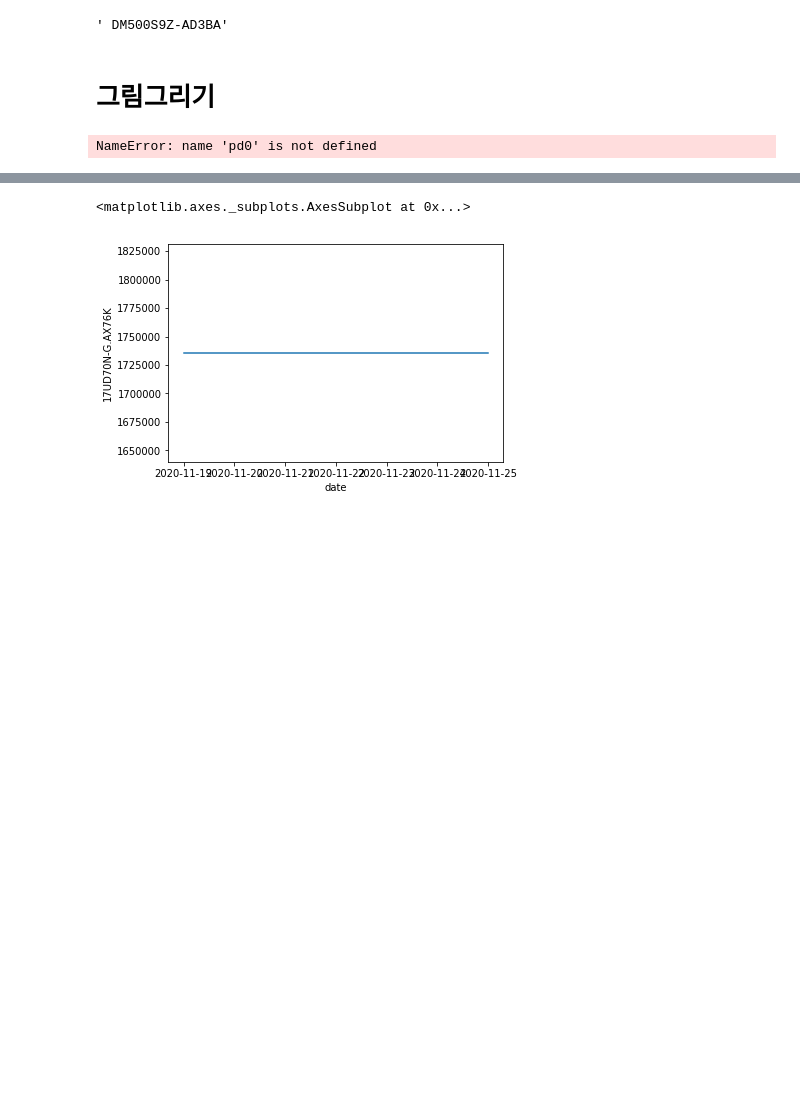
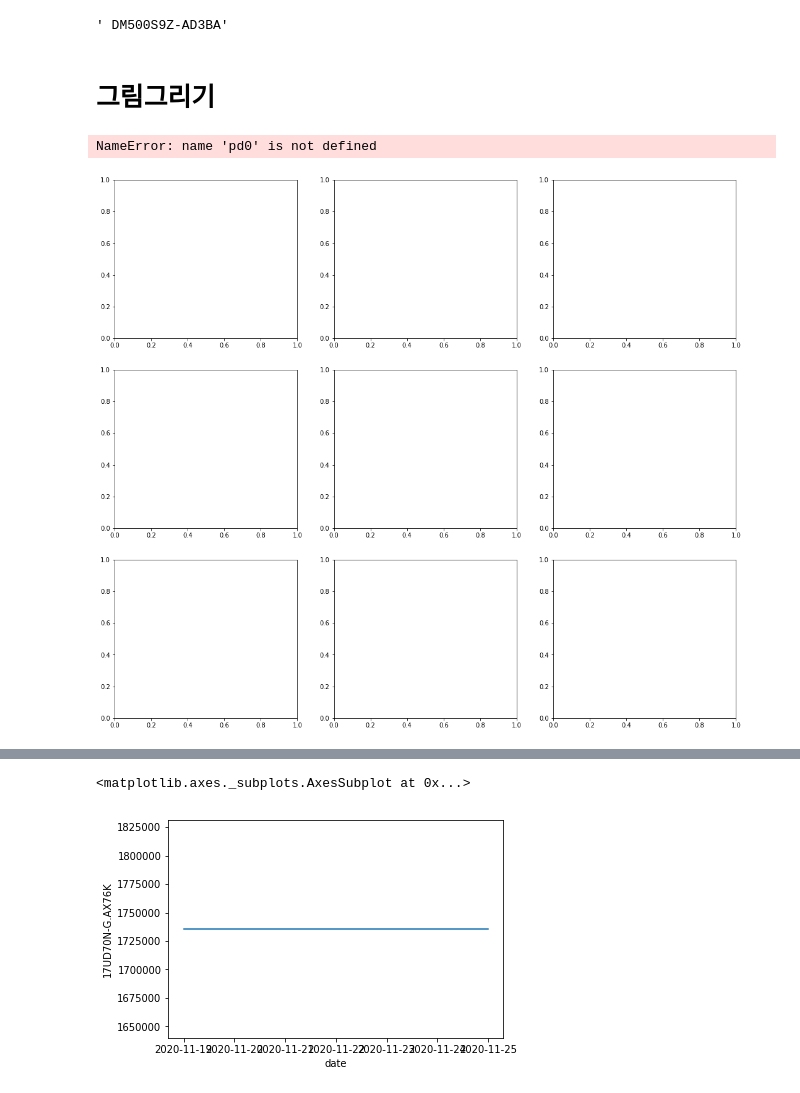
Before and after one commit to park-moonkyu/Crawling_Python, a Jupyter notebook: mycrawling.ipynb, the cells around one changed output, grey strips where cells are left out. Drawn from its saved outputs; the diff is of its cells as text; code cells hidden in the pictures; blank space fills up the shorter version.

```diff
--- a/mycrawling.ipynb
+++ b/mycrawling.ipynb
@@ -235,34 +235,35 @@ from matplotlib.ticker import MultipleLocator
 import matplotlib.font_manager as fm
 import numpy as np
 
 font_location = './NanumFontSetup_TTF_ALL/NanumGothic.ttf'
 font_name = fm.FontProperties(fname=font_location).get_name()
 j=0
 fig, axe = plt.subplots(nrows=3, ncols=3, figsize=(18,16))
 axs = axe.ravel()
 for i,name in enumerate(pd0):
 
     R=np.random.random()
     G=np.random.random()
-    B=np.random.random()
+    B=1
     color=[R,G,B]
     k=int(i/3)
     sns.lineplot(x='date',y='price' ,data=df[df['product_id']==product_id[i]],marker='8',color=color ,ax=axe[k,j])
     axe[k,j].set_title(product_id[i],fontsize=15)
     axe[k,j].set_xlabel('')
     axe[k,j].set_ylabel('')
     axe[k,j].grid()
     axe[k,j].xaxis.set_major_locator(MultipleLocator(1.5))
     j+=1
     if j==3:
         j=0
 fig.suptitle("제목 자리",family=font_name, fontsize=25)
 fig.tight_layout(rect=[0.00,0.00,1,0.95])
 
 
 fig.savefig("./1.png")
 # %% [output]
 NameError: name 'pd0' is not defined
+[figure, added]
 # %%
 df_wide = df.pivot("date", "product_id", "price")
 df_wide.head()
```
Also changed, not shown: 9 other files.
